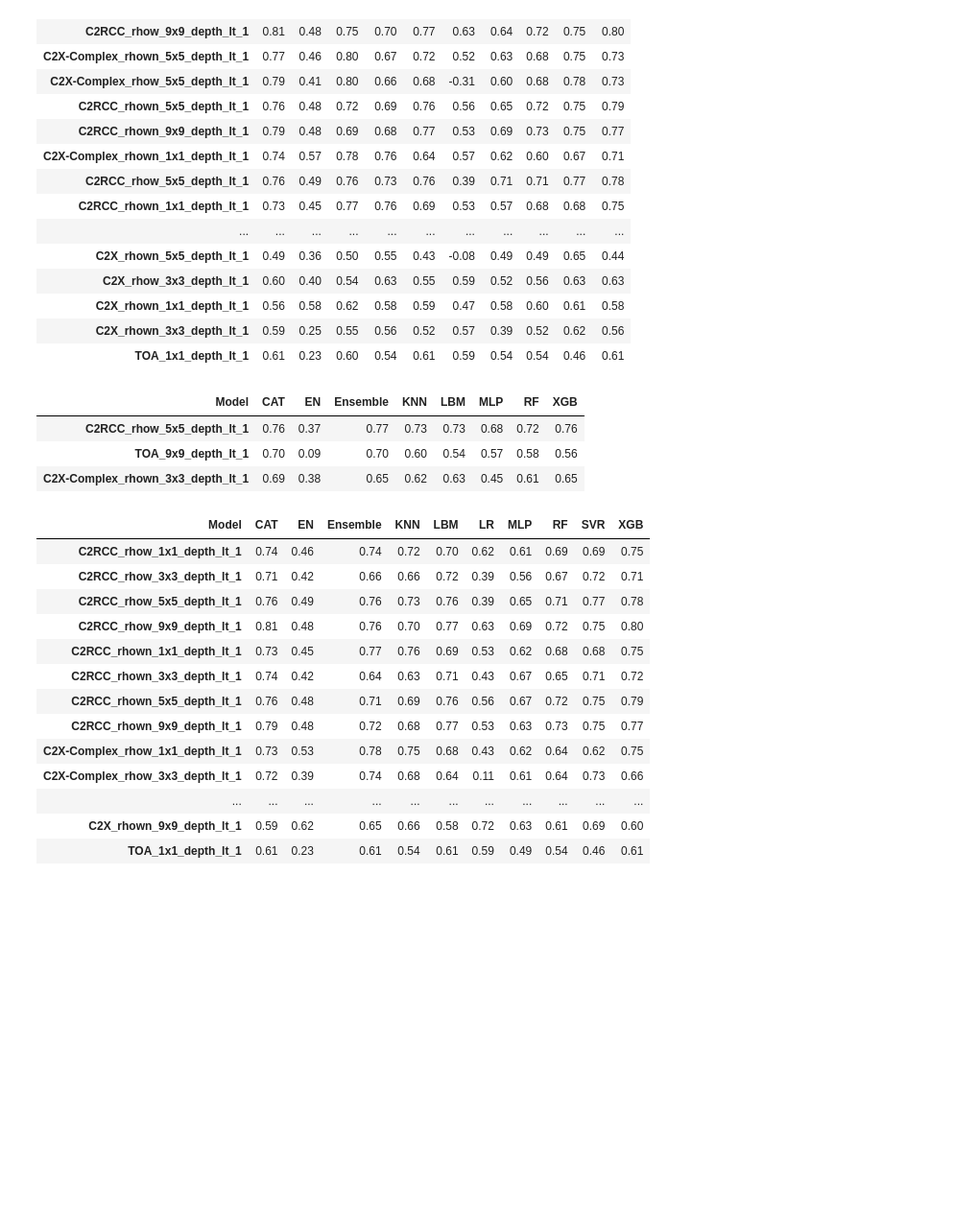
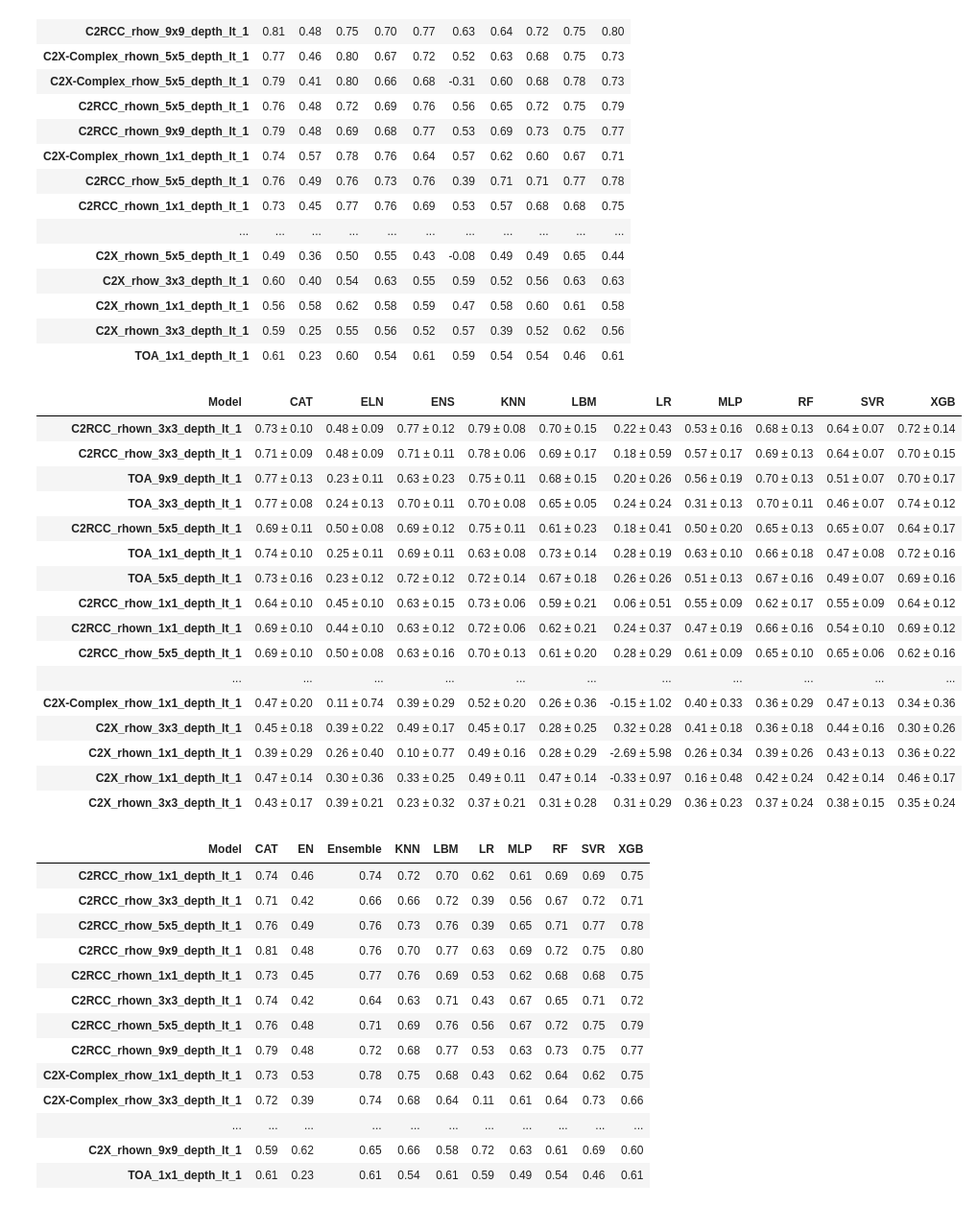
Before and after one commit to Antonio-MI/mar-menor-chl, a Jupyter notebook: Entrenamiento_V3.ipynb, the cells around one changed output. Shown at 96% size. Drawn from its saved outputs; the diff is of its cells as text; code cells hidden in the pictures; blank space fills up the shorter version.

```diff
--- a/Entrenamiento_V3.ipynb
+++ b/Entrenamiento_V3.ipynb
@@ -568,13 +460,34 @@ df_sorted
 | C2X_rhown_1x1_depth_lt_1 | 0.56 | 0.58 | 0.62 | 0.58 | 0.59 | 0.47 | 0.58 | 0.60 | 0.61 | 0.58 |
 | C2X_rhown_3x3_depth_lt_1 | 0.59 | 0.25 | 0.55 | 0.56 | 0.52 | 0.57 | 0.39 | 0.52 | 0.62 | 0.56 |
 | TOA_1x1_depth_lt_1 | 0.61 | 0.23 | 0.60 | 0.54 | 0.61 | 0.59 | 0.54 | 0.54 | 0.46 | 0.61 |
-# %%
-df_sorted
-# %% [output]
-| Model | CAT | EN | Ensemble | KNN | LBM | MLP | RF | XGB |
-| C2RCC_rhow_5x5_depth_lt_1 | 0.76 | 0.37 | 0.77 | 0.73 | 0.73 | 0.68 | 0.72 | 0.76 |
-| TOA_9x9_depth_lt_1 | 0.70 | 0.09 | 0.70 | 0.60 | 0.54 | 0.57 | 0.58 | 0.56 |
-| C2X-Complex_rhown_3x3_depth_lt_1 | 0.69 | 0.38 | 0.65 | 0.62 | 0.63 | 0.45 | 0.61 | 0.65 |
+# %%
+# Asumiendo que tu DataFrame se llama df_results
+df_sorted = df_results["R2"].copy()
+# Añadir una columna auxiliar con el R2 máximo por fila
+df_sorted["max_R2"] = df_sorted.max(axis=1)
+# Ordenar por esa columna en orden descendente
+df_sorted = df_sorted.sort_values("max_R2", ascending=False)
+# Eliminar la columna auxiliar
+df_sorted = df_sorted.drop(columns="max_R2")
+df_sorted
+# %% [output]
+| Model | CAT | ELN | ENS | KNN | LBM | LR | MLP | RF | SVR | XGB |
+| C2RCC_rhown_3x3_depth_lt_1 | 0.73 ± 0.10 | 0.48 ± 0.09 | 0.77 ± 0.12 | 0.79 ± 0.08 | 0.70 ± 0.15 | 0.22 ± 0.43 | 0.53 ± 0.16 | 0.68 ± 0.13 | 0.64 ± 0.07 | 0.72 ± 0.14 |
+| C2RCC_rhow_3x3_depth_lt_1 | 0.71 ± 0.09 | 0.48 ± 0.09 | 0.71 ± 0.11 | 0.78 ± 0.06 | 0.69 ± 0.17 | 0.18 ± 0.59 | 0.57 ± 0.17 | 0.69 ± 0.13 | 0.64 ± 0.07 | 0.70 ± 0.15 |
+| TOA_9x9_depth_lt_1 | 0.77 ± 0.13 | 0.23 ± 0.11 | 0.63 ± 0.23 | 0.75 ± 0.11 | 0.68 ± 0.15 | 0.20 ± 0.26 | 0.56 ± 0.19 | 0.70 ± 0.13 | 0.51 ± 0.07 | 0.70 ± 0.17 |
+| TOA_3x3_depth_lt_1 | 0.77 ± 0.08 | 0.24 ± 0.13 | 0.70 ± 0.11 | 0.70 ± 0.08 | 0.65 ± 0.05 | 0.24 ± 0.24 | 0.31 ± 0.13 | 0.70 ± 0.11 | 0.46 ± 0.07 | 0.74 ± 0.12 |
+| C2RCC_rhown_5x5_depth_lt_1 | 0.69 ± 0.11 | 0.50 ± 0.08 | 0.69 ± 0.12 | 0.75 ± 0.11 | 0.61 ± 0.23 | 0.18 ± 0.41 | 0.50 ± 0.20 | 0.65 ± 0.13 | 0.65 ± 0.07 | 0.64 ± 0.17 |
+| TOA_1x1_depth_lt_1 | 0.74 ± 0.10 | 0.25 ± 0.11 | 0.69 ± 0.11 | 0.63 ± 0.08 | 0.73 ± 0.14 | 0.28 ± 0.19 | 0.63 ± 0.10 | 0.66 ± 0.18 | 0.47 ± 0.08 | 0.72 ± 0.16 |
+| TOA_5x5_depth_lt_1 | 0.73 ± 0.16 | 0.23 ± 0.12 | 0.72 ± 0.12 | 0.72 ± 0.14 | 0.67 ± 0.18 | 0.26 ± 0.26 | 0.51 ± 0.13 | 0.67 ± 0.16 | 0.49 ± 0.07 | 0.69 ± 0.16 |
+| C2RCC_rhow_1x1_depth_lt_1 | 0.64 ± 0.10 | 0.45 ± 0.10 | 0.63 ± 0.15 | 0.73 ± 0.06 | 0.59 ± 0.21 | 0.06 ± 0.51 | 0.55 ± 0.09 | 0.62 ± 0.17 | 0.55 ± 0.09 | 0.64 ± 0.12 |
+| C2RCC_rhown_1x1_depth_lt_1 | 0.69 ± 0.10 | 0.44 ± 0.10 | 0.63 ± 0.12 | 0.72 ± 0.06 | 0.62 ± 0.21 | 0.24 ± 0.37 | 0.47 ± 0.19 | 0.66 ± 0.16 | 0.54 ± 0.10 | 0.69 ± 0.12 |
+| C2RCC_rhow_5x5_depth_lt_1 | 0.69 ± 0.10 | 0.50 ± 0.08 | 0.63 ± 0.16 | 0.70 ± 0.13 | 0.61 ± 0.20 | 0.28 ± 0.29 | 0.61 ± 0.09 | 0.65 ± 0.10 | 0.65 ± 0.06 | 0.62 ± 0.16 |
+| ... | ... | ... | ... | ... | ... | ... | ... | ... | ... | ... |
+| C2X-Complex_rhow_1x1_depth_lt_1 | 0.47 ± 0.20 | 0.11 ± 0.74 | 0.39 ± 0.29 | 0.52 ± 0.20 | 0.26 ± 0.36 | -0.15 ± 1.02 | 0.40 ± 0.33 | 0.36 ± 0.29 | 0.47 ± 0.13 | 0.34 ± 0.36 |
+| C2X_rhow_3x3_depth_lt_1 | 0.45 ± 0.18 | 0.39 ± 0.22 | 0.49 ± 0.17 | 0.45 ± 0.17 | 0.28 ± 0.25 | 0.32 ± 0.28 | 0.41 ± 0.18 | 0.36 ± 0.18 | 0.44 ± 0.16 | 0.30 ± 0.26 |
+| C2X_rhown_1x1_depth_lt_1 | 0.39 ± 0.29 | 0.26 ± 0.40 | 0.10 ± 0.77 | 0.49 ± 0.16 | 0.28 ± 0.29 | -2.69 ± 5.98 | 0.26 ± 0.34 | 0.39 ± 0.26 | 0.43 ± 0.13 | 0.36 ± 0.22 |
+| C2X_rhow_1x1_depth_lt_1 | 0.47 ± 0.14 | 0.30 ± 0.36 | 0.33 ± 0.25 | 0.49 ± 0.11 | 0.47 ± 0.14 | -0.33 ± 0.97 | 0.16 ± 0.48 | 0.42 ± 0.24 | 0.42 ± 0.14 | 0.46 ± 0.17 |
+| C2X_rhown_3x3_depth_lt_1 | 0.43 ± 0.17 | 0.39 ± 0.21 | 0.23 ± 0.32 | 0.37 ± 0.21 | 0.31 ± 0.28 | 0.31 ± 0.29 | 0.36 ± 0.23 | 0.37 ± 0.24 | 0.38 ± 0.15 | 0.35 ± 0.24 |
 # %%
 df_results["R2 test"]
 # %% [output]
```
Also changed, not shown: parts of 4 cells of this notebook, 51 other files.
